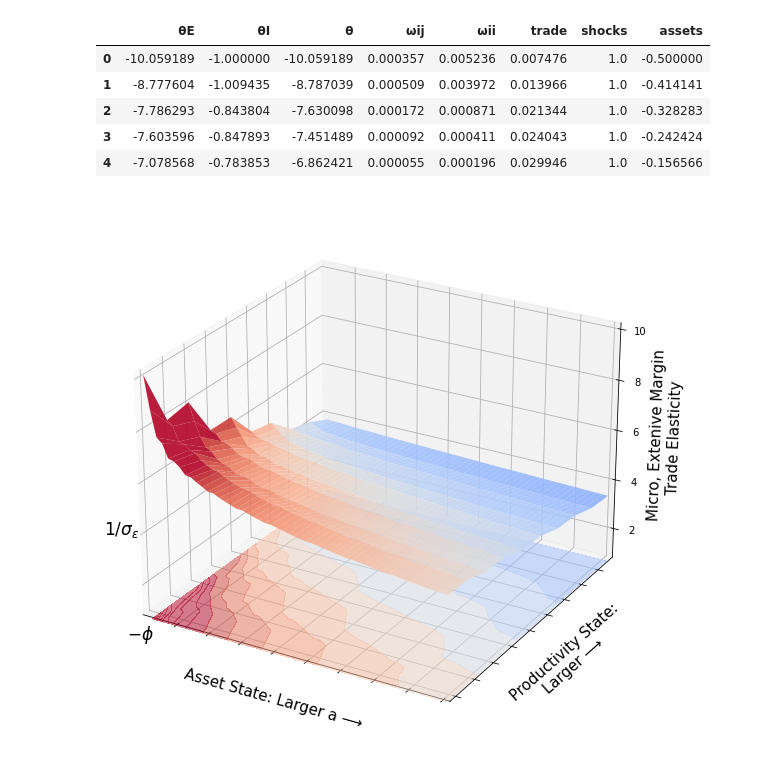
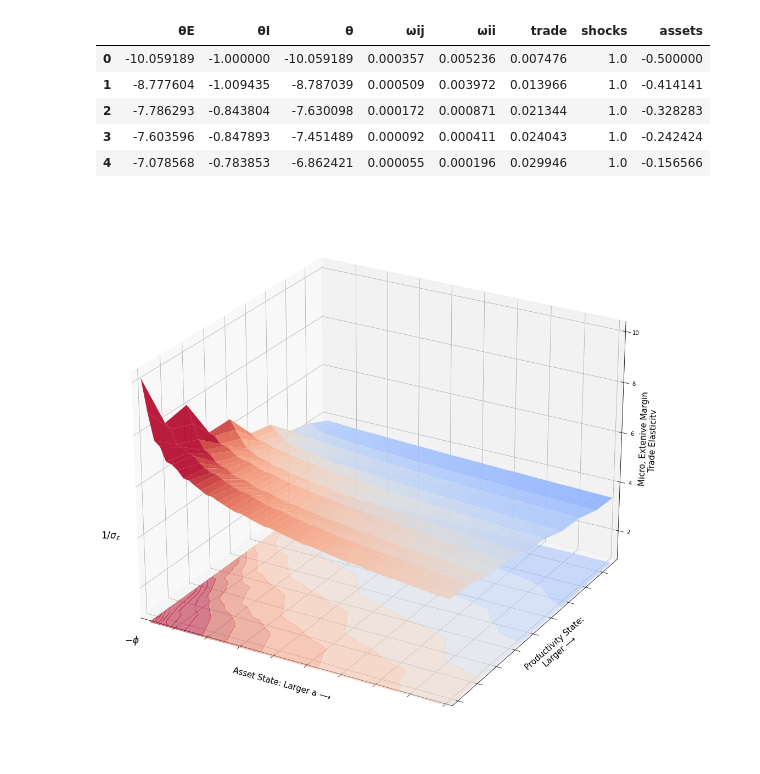
Before and after one commit to mwaugh0328/heterogeneous-agent-trade, a Jupyter notebook: notebooks/plot-micro-elasticity.ipynb, the cells around one changed output. Saved outputs shown, nothing was run; the diff lists cells and outputs as text; code cells hidden in the pictures.

Commit message:
elasticity fig

```diff
--- a/notebooks/plot-micro-elasticity.ipynb
+++ b/notebooks/plot-micro-elasticity.ipynb
@@ -42,7 +42,9 @@ var = "θE"
 
 x, y, z = create_grid(foo,"assets","shocks",var)
 
-fig = plt.figure(figsize = [16.0,10.0])
+scale = 1.85
+
+fig = plt.figure(figsize = [scale*16.0,scale*10.0])
 
 ax = fig.add_subplot(projection='3d')
 
@@ -51,36 +53,36 @@ vmax = -foo[var].min()*factor
 vmin = -foo[var].max()*factor
 
 surf = ax.plot_surface(x, y, -1.0*z, rstride=1, cstride=1, cmap='coolwarm', norm=colors.Normalize(vmin= vmin , vmax=vmax),
                     linewidth=0, antialiased=True, alpha = 0.90, linestyles = "dashed")
 
 ofs = .5
 
 ax.contourf(x, y, -1*z, 20, offset=ofs, cmap='coolwarm', norm=colors.Normalize(vmin=vmin, vmax=vmax),
                  alpha = 0.50, linestyles = "dashed")
 
 ax.view_init(25,300)
 ax.set_xlim(-0.45,topasset)
 ax.set_xticklabels([])
 
 ax.set_ylim(0.9,9.7)
 ax.set_yticklabels([])
 
 ax.set_zlim(1.0)
 
 ax.text(-.65, 0.25, 0, "$-\phi$", fontsize = 17)
 
 ax.text(-0.95, 0.25, 4.0, "$1 / \sigma_{\epsilon}$", fontsize = 17)
 
 ax.set_ylabel("\n Productivity State:\n Larger ⟶ ", fontsize = 15)
 ax.set_xlabel("\n Asset State: Larger a ⟶ " , fontsize = 15)
 ax.set_zlabel("\n Micro, Extenive Margin\n Trade Elasticity ", fontsize = 15)
 
-plt.savefig("../notes/figures/micro-elasticity.pdf", bbox_inches = "tight")
-plt.savefig("../notes/figures/extensive-elasticity.png", bbox_inches = "tight")
+# plt.savefig("../notes/figures/micro-elasticity.pdf", bbox_inches = "tight")
+# plt.savefig("../notes/figures/extensive-elasticity.png", bbox_inches = "tight")
 
 plt.show()
 # %% [output]
-[figure, old version]
+[figure, new version]
 # %%
 foo = elasticity[elasticity.assets < topasset]
 
```
Also changed, not shown: parts of 3 cells of this notebook, 2 other files.
